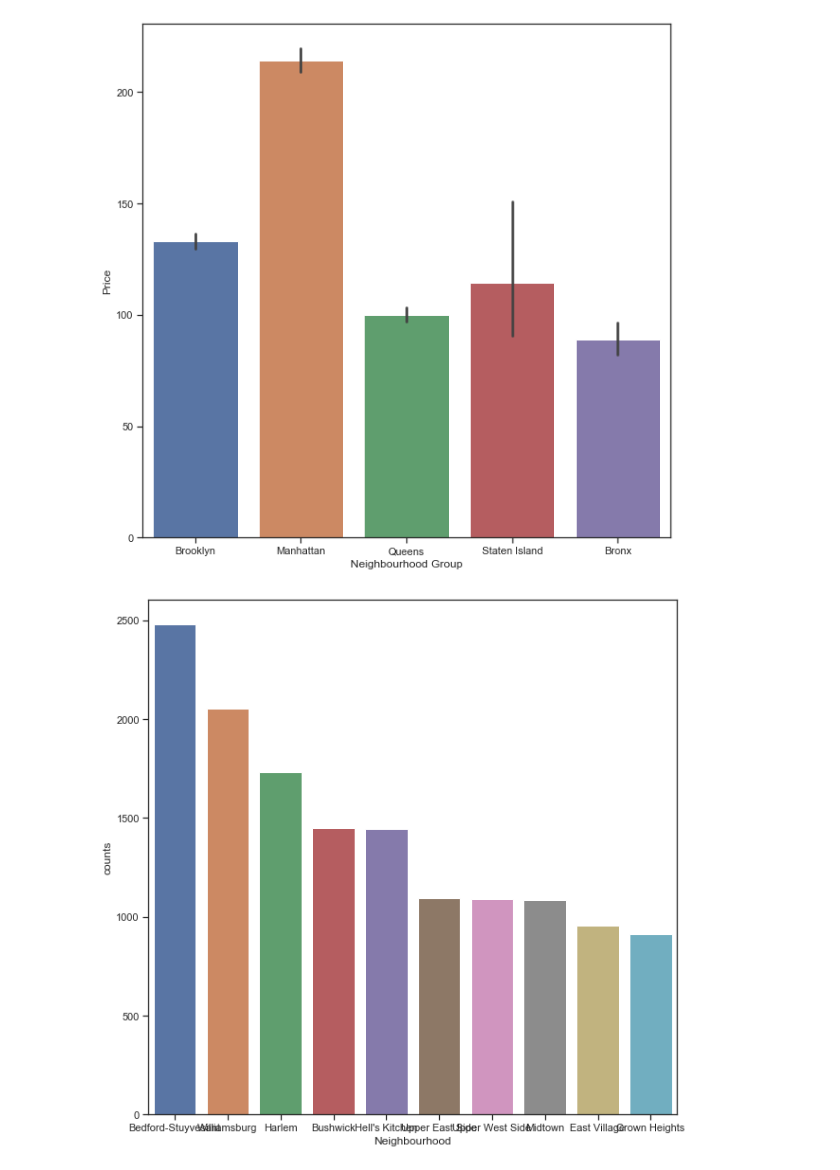
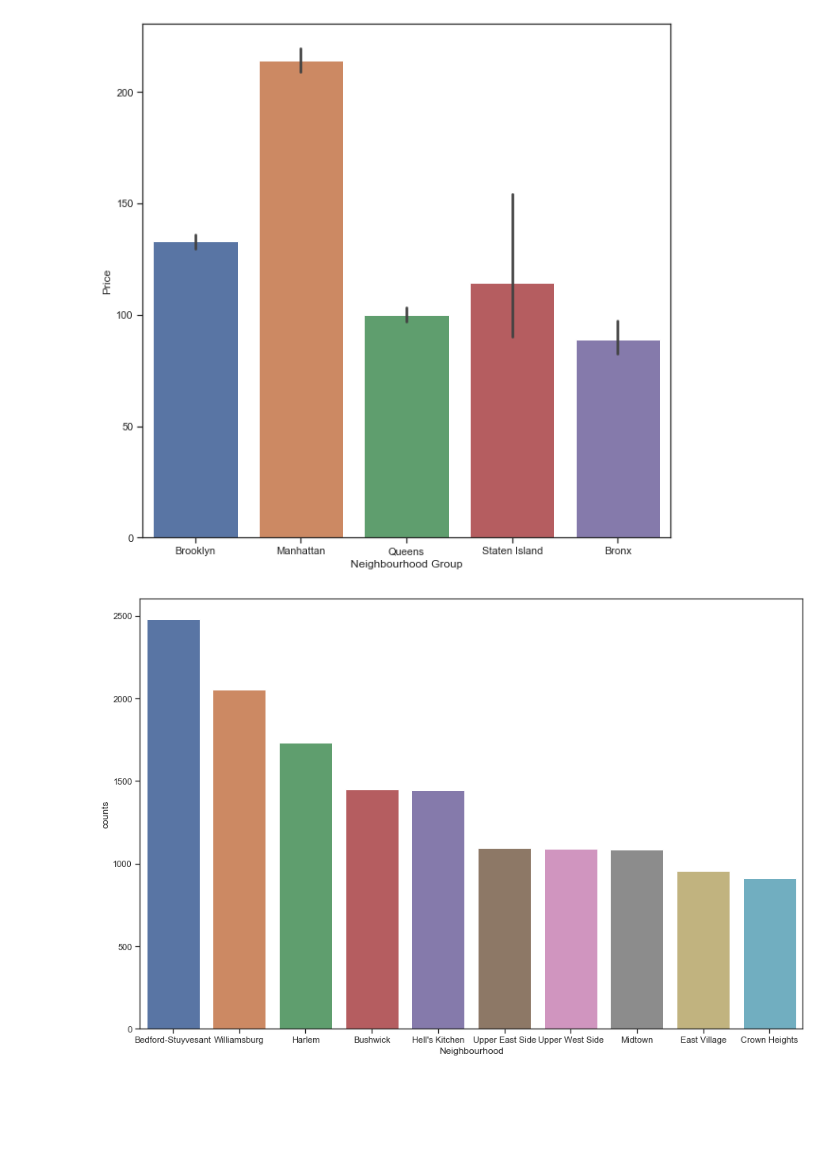
Before and after one commit to hayden4davey/Project1-Group2, a Jupyter notebook: Shifaa1.ipynb, the cells around one changed output. Cells and saved outputs as stored; diff of their text form; code cells hidden in the pictures; blank space fills up the shorter version.

```diff
--- a/Shifaa1.ipynb
+++ b/Shifaa1.ipynb
@@ -205,9 +149,9 @@ plt.show()
 # %%
 popneighbourhood = file['Neighbourhood'].value_counts().head(10).reset_index()
 popneighbourhood.columns = ['Neighbourhood','counts']
 
-plt.figure(figsize=(10,10))
+plt.figure(figsize=(15,10))
 sns.barplot(x='Neighbourhood', y='counts', data=popneighbourhood)
 plt.show()
 # %% [output]
-[figure, old version]
+[figure, new version]
```
Also changed, not shown: parts of 11 cells of this notebook.
